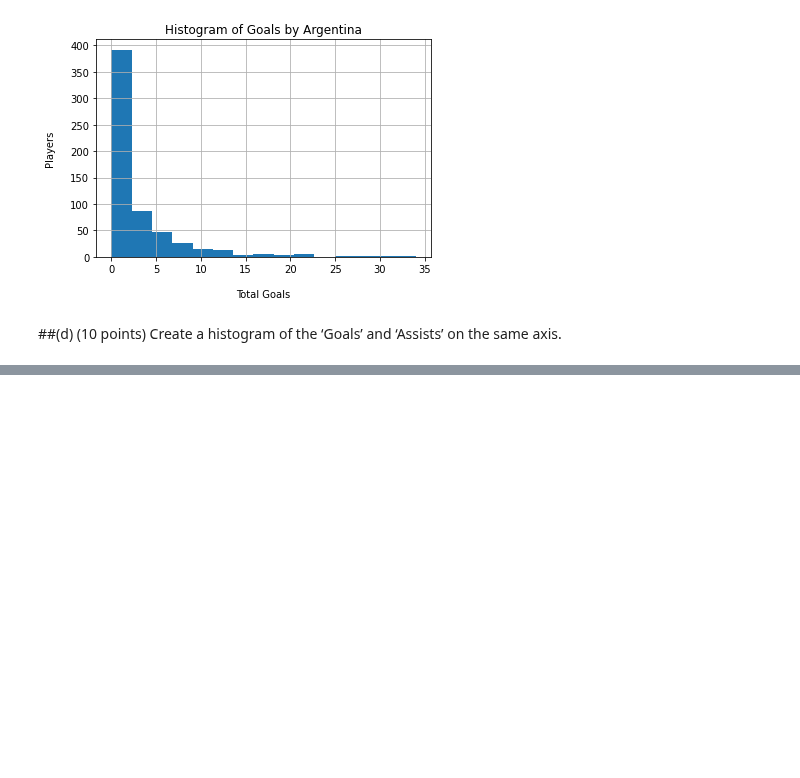
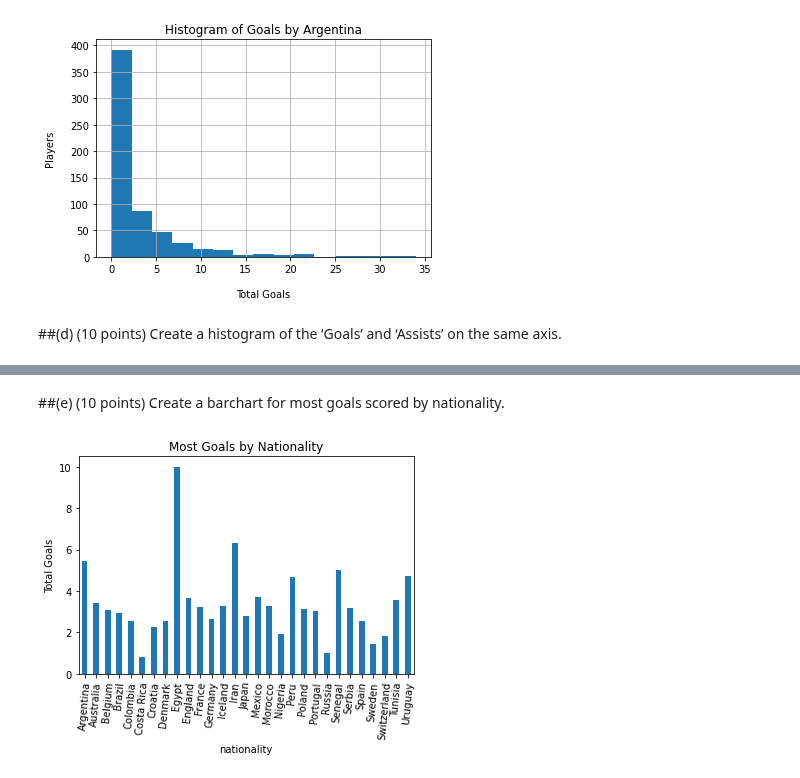
Before and after one commit to Nissun662/Data-Visual, a Jupyter notebook: Exam3.ipynb, the cells around one changed output, grey strips where cells are left out. Cells and saved outputs as stored; diff of their text form; code cells hidden in the pictures; blank space fills up the shorter version.

```diff
--- a/Exam3.ipynb
+++ b/Exam3.ipynb
@@ -110,0 +111,9 @@ df[['Goals','Assists']].plot.hist(alpha = 0.9, bins = 20)
+# %% [markdown]
+##(e) (10 points) Create a barchart for most goals scored by nationality.
+# %%
+ax = df.groupby('nationality').Goals.agg('mean').plot(kind = 'bar', rot =85)
+ax.set(title = 'Most Goals by Nationality')
+ax.set(ylabel = 'Total Goals')
+plt.show()
+# %% [output]
+[figure, added]
```
Also changed, not shown: parts of 3 cells of this notebook.
